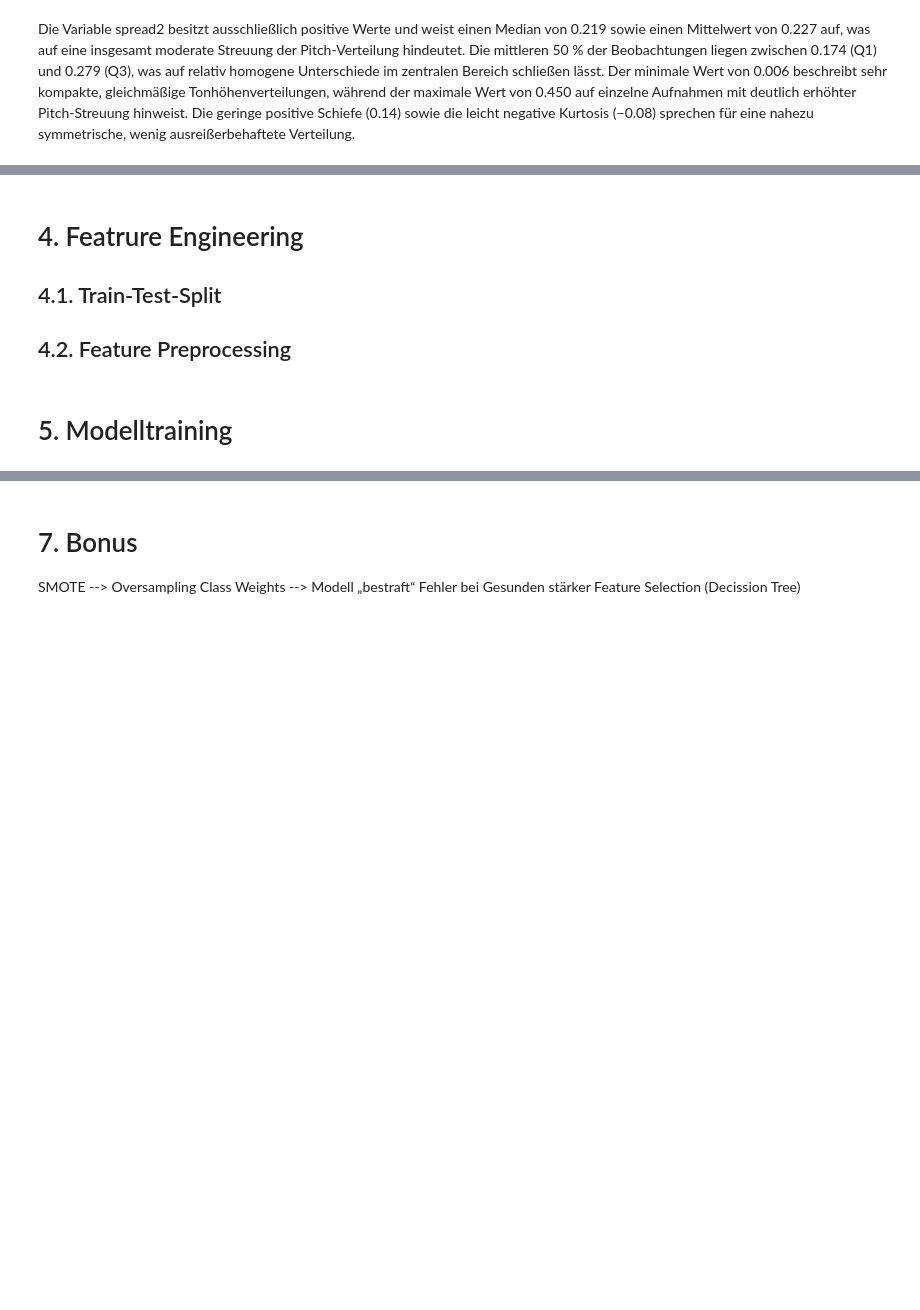
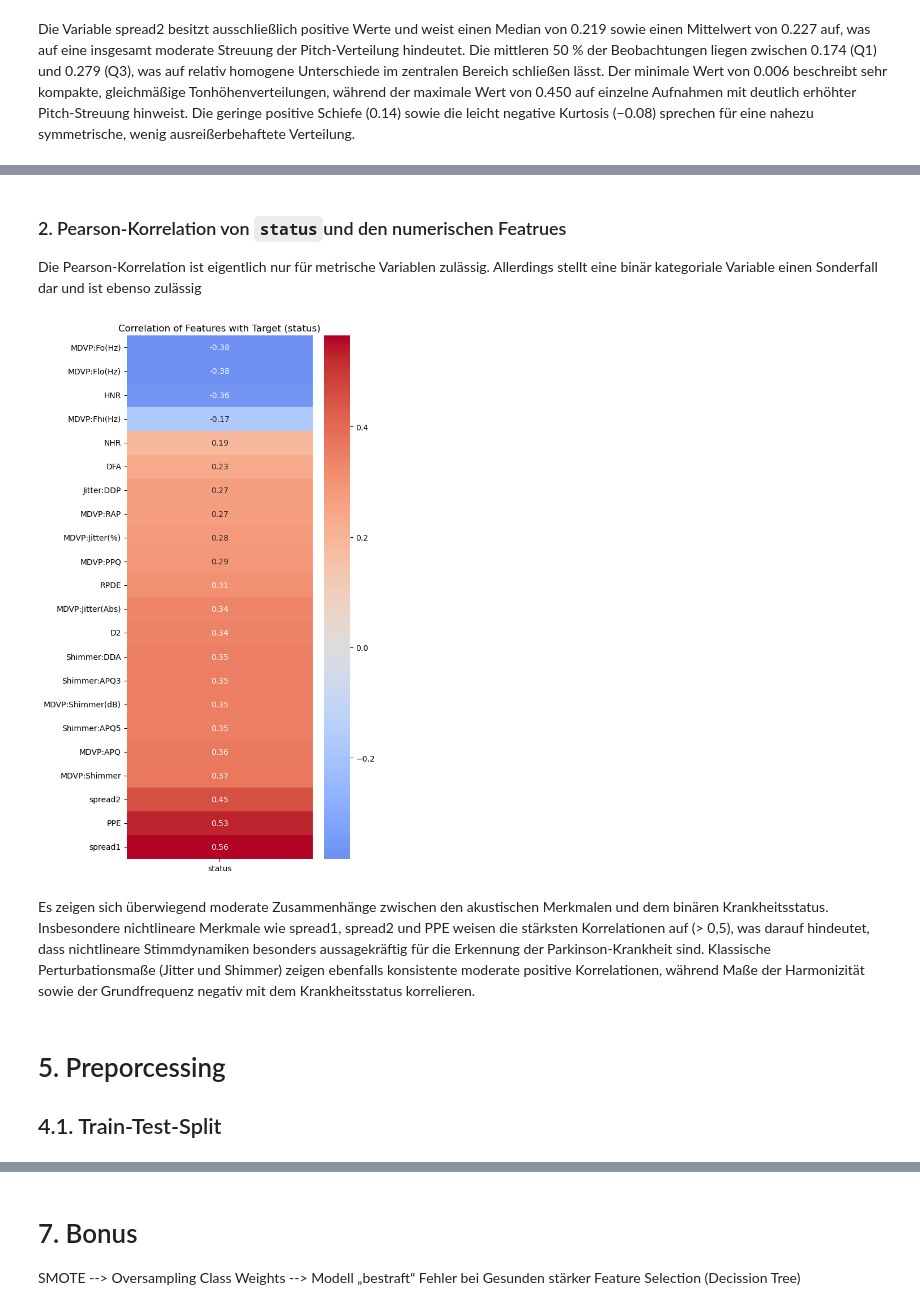
Before and after one commit to annikavanrooijen/Parkinson-Detection, a Jupyter notebook: Semesterprojekt.ipynb, the cells around one changed output, grey strips where cells are left out. Drawn from its saved outputs; the diff is of its cells as text; code cells hidden in the pictures; blank space fills up the shorter version.

```diff
--- a/Semesterprojekt.ipynb
+++ b/Semesterprojekt.ipynb
@@ -1009,6 +1045,29 @@ Die Variable spread2 besitzt ausschließlich positive Werte und weist einen Medi
+# %% [markdown]
+### 2. Pearson-Korrelation von `status`und den numerischen Featrues
+
+Die Pearson-Korrelation ist eigentlich nur für metrische Variablen zulässig. Allerdings stellt eine binär kategoriale Variable einen Sonderfall dar und ist ebenso zulässig
+# %%
+corr_with_target = (
+    df[feature_cols + ['status']]
+    .corr()['status']
+    .drop('status')
+    .sort_values()
+)
+
+plt.figure(figsize=(6, 10))
+sns.heatmap(
+    corr_with_target.to_frame(),
+    annot=True,
+    cmap='coolwarm',
+    center=0
+)
+plt.title("Correlation of Features with Target (status)")
+plt.tight_layout()
+plt.show()
+# %% [output]
+[figure, added]
+# %% [markdown]
+Es zeigen sich überwiegend moderate Zusammenhänge zwischen den akustischen Merkmalen und dem binären Krankheitsstatus. Insbesondere nichtlineare Merkmale wie spread1, spread2 und PPE weisen die stärksten Korrelationen auf (> 0,5), was darauf hindeutet, dass nichtlineare Stimm­dynamiken besonders aussagekräftig für die Erkennung der Parkinson-Krankheit sind. Klassische Perturbationsmaße (Jitter und Shimmer) zeigen ebenfalls konsistente moderate positive Korrelationen, während Maße der Harmonizität sowie der Grundfrequenz negativ mit dem Krankheitsstatus korrelieren.
 # %% [markdown]
-# 4. Featrure Engineering
+# 5. Preporcessing
 ## 4.1. Train-Test-Split
-## 4.2. Feature Preprocessing
-# %% [markdown]
-# 5. Modelltraining
```
Also changed, not shown: parts of 13 cells of this notebook.
